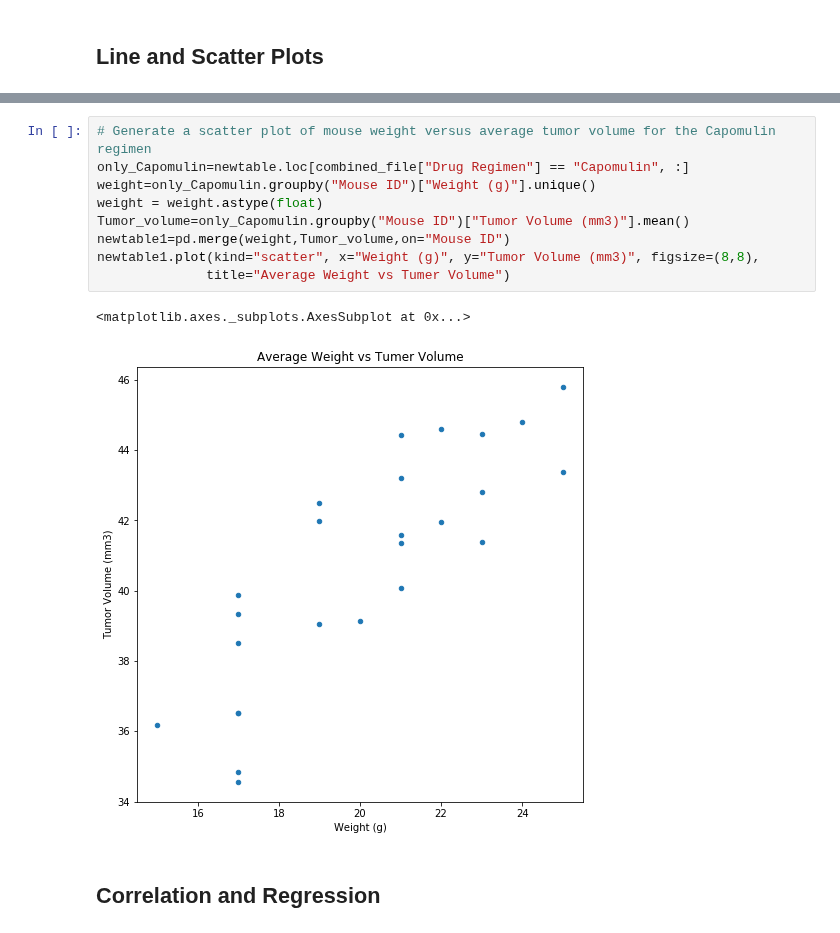
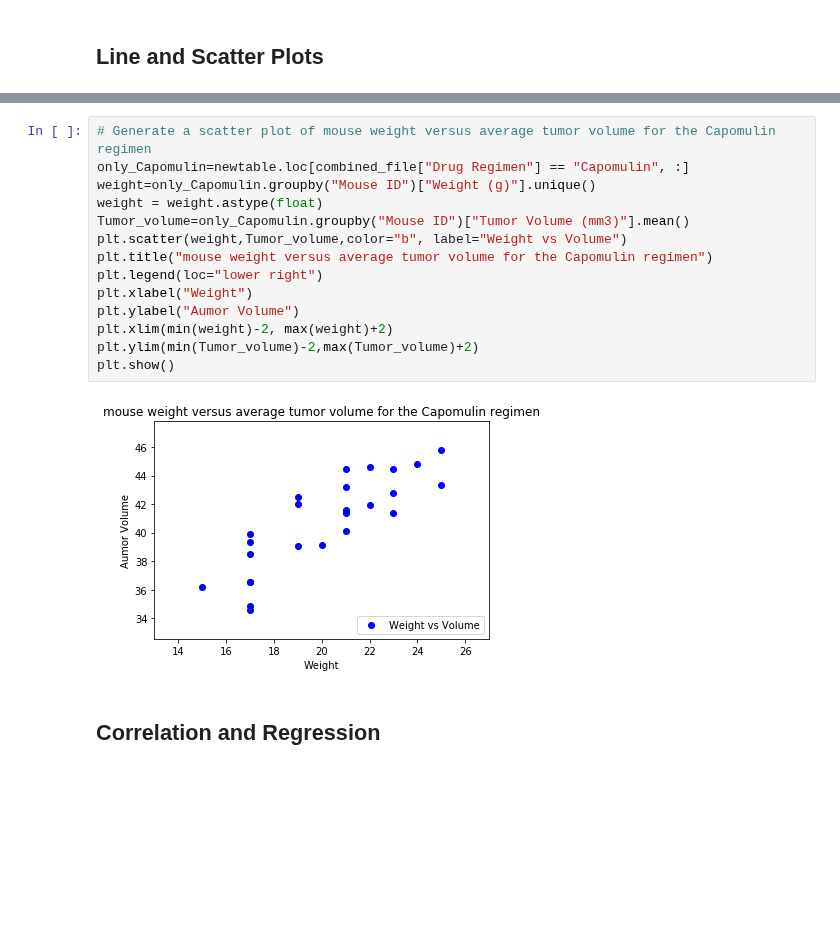
Before and after one commit to olivesun1213/Matplotlib, a Jupyter notebook: Unit 05 - Matplotlib_Homework_Instructions_Pymaceuticals_pymaceuticals_starter.ipynb, the cells around one changed output, grey strips where cells are left out. Saved outputs shown, nothing was run; the diff lists cells and outputs as text; blank space fills up the shorter version.

```diff
--- a/Unit 05 - Matplotlib_Homework_Instructions_Pymaceuticals_pymaceuticals_starter.ipynb
+++ b/Unit 05 - Matplotlib_Homework_Instructions_Pymaceuticals_pymaceuticals_starter.ipynb
@@ -338,15 +351,19 @@ plt.show()
 # %%
 # Generate a scatter plot of mouse weight versus average tumor volume for the Capomulin regimen
 only_Capomulin=newtable.loc[combined_file["Drug Regimen"] == "Capomulin", :]
 weight=only_Capomulin.groupby("Mouse ID")["Weight (g)"].unique()
 weight = weight.astype(float)
 Tumor_volume=only_Capomulin.groupby("Mouse ID")["Tumor Volume (mm3)"].mean()
-newtable1=pd.merge(weight,Tumor_volume,on="Mouse ID")
-newtable1.plot(kind="scatter", x="Weight (g)", y="Tumor Volume (mm3)", figsize=(8,8),
-              title="Average Weight vs Tumer Volume")
+plt.scatter(weight,Tumor_volume,color="b", label="Weight vs Volume")
+plt.title("mouse weight versus average tumor volume for the Capomulin regimen")
+plt.legend(loc="lower right")
+plt.xlabel("Weight")
+plt.ylabel("Aumor Volume")
+plt.xlim(min(weight)-2, max(weight)+2)
+plt.ylim(min(Tumor_volume)-2,max(Tumor_volume)+2)
+plt.show()
 # %% [output]
-<matplotlib.axes._subplots.AxesSubplot at 0x...>
-[figure, old version]
+[figure, new version]
 # %% [markdown]
 ## Correlation and Regression
 # %%
```
Also changed, not shown: parts of 2 cells of this notebook.
